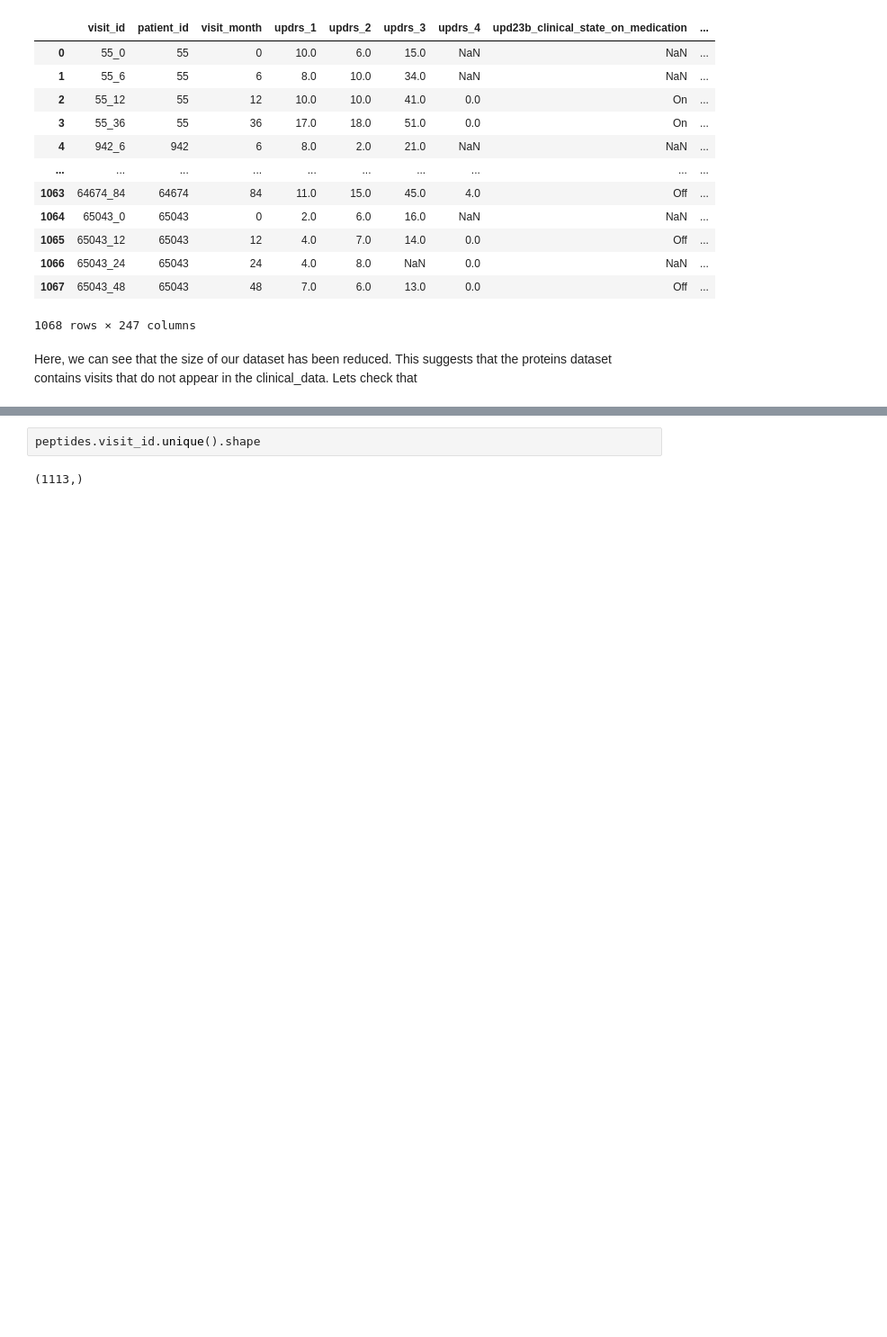
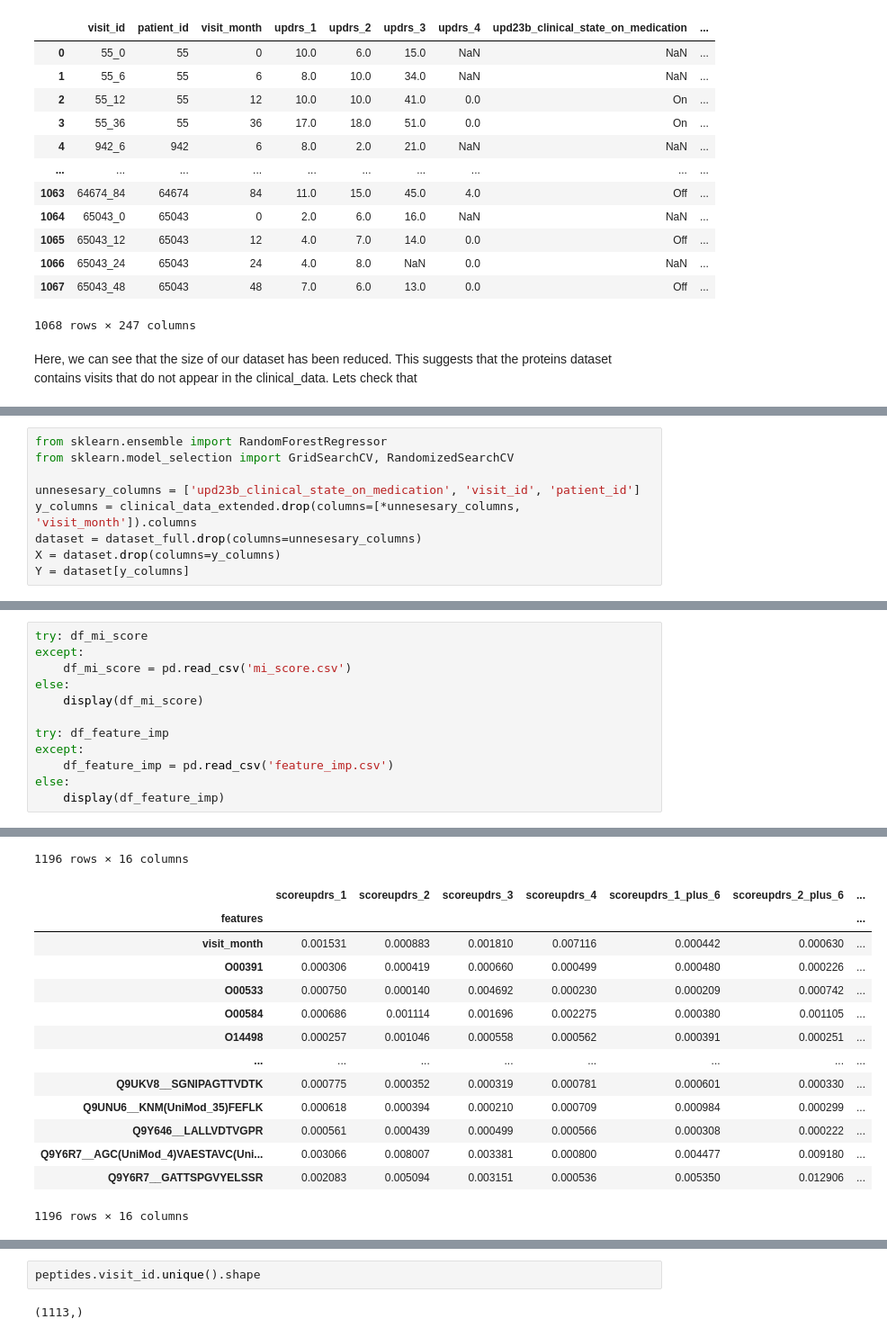
Before and after one commit to Andrey-rmnv/parkinsons-disease-progression-prediction, a Jupyter notebook: data_analysis.ipynb, the cells around one changed output, grey strips where cells are left out. Shown at 90% size. Cells and saved outputs as stored; diff of their text form; blank space fills up the shorter version.

```diff
--- a/data_analysis.ipynb
+++ b/data_analysis.ipynb
@@ -710,0 +732,9 @@ Perhaps there are some in supplementary data: (0,)
+# %%
+from sklearn.ensemble import RandomForestRegressor
+from sklearn.model_selection import GridSearchCV, RandomizedSearchCV
+
+unnesesary_columns = ['upd23b_clinical_state_on_medication', 'visit_id', 'patient_id']
+y_columns = clinical_data_extended.drop(columns=[*unnesesary_columns, 'visit_month']).columns
+dataset = dataset_full.drop(columns=unnesesary_columns)
+X = dataset.drop(columns=y_columns)
+Y = dataset[y_columns]
@@ -710,0 +807,13 @@ Perhaps there are some in supplementary data: (0,)
+# %%
+try: df_mi_score
+except:
+    df_mi_score = pd.read_csv('mi_score.csv')
+else:
+    display(df_mi_score)
+
+try: df_feature_imp
+except:
+    df_feature_imp = pd.read_csv('feature_imp.csv')
+else:
+    display(df_feature_imp)
+# %% [output]
@@ -710,0 +833,15 @@ Perhaps there are some in supplementary data: (0,)
+1196 rows × 16 columns
+|  | scoreupdrs_1 | scoreupdrs_2 | scoreupdrs_3 | scoreupdrs_4 | scoreupdrs_1_plus_6 | scoreupdrs_2_plus_6 | ... |
+| features |  |  |  |  |  |  | ... |
+| visit_month | 0.001531 | 0.000883 | 0.001810 | 0.007116 | 0.000442 | 0.000630 | ... |
+| O00391 | 0.000306 | 0.000419 | 0.000660 | 0.000499 | 0.000480 | 0.000226 | ... |
+| O00533 | 0.000750 | 0.000140 | 0.004692 | 0.000230 | 0.000209 | 0.000742 | ... |
+| O00584 | 0.000686 | 0.001114 | 0.001696 | 0.002275 | 0.000380 | 0.001105 | ... |
+| O14498 | 0.000257 | 0.001046 | 0.000558 | 0.000562 | 0.000391 | 0.000251 | ... |
+| ... | ... | ... | ... | ... | ... | ... | ... |
+| Q9UKV8__SGNIPAGTTVDTK | 0.000775 | 0.000352 | 0.000319 | 0.000781 | 0.000601 | 0.000330 | ... |
+| Q9UNU6__KNM(UniMod_35)FEFLK | 0.000618 | 0.000394 | 0.000210 | 0.000709 | 0.000984 | 0.000299 | ... |
+| Q9Y646__LALLVDTVGPR | 0.000561 | 0.000439 | 0.000499 | 0.000566 | 0.000308 | 0.000222 | ... |
+| Q9Y6R7__AGC(UniMod_4)VAESTAVC(Uni... | 0.003066 | 0.008007 | 0.003381 | 0.000800 | 0.004477 | 0.009180 | ... |
+| Q9Y6R7__GATTSPGVYELSSR | 0.002083 | 0.005094 | 0.003151 | 0.000536 | 0.005350 | 0.012906 | ... |
+1196 rows × 16 columns
```
Also changed, not shown: parts of 18 cells of this notebook, 2 other files.
